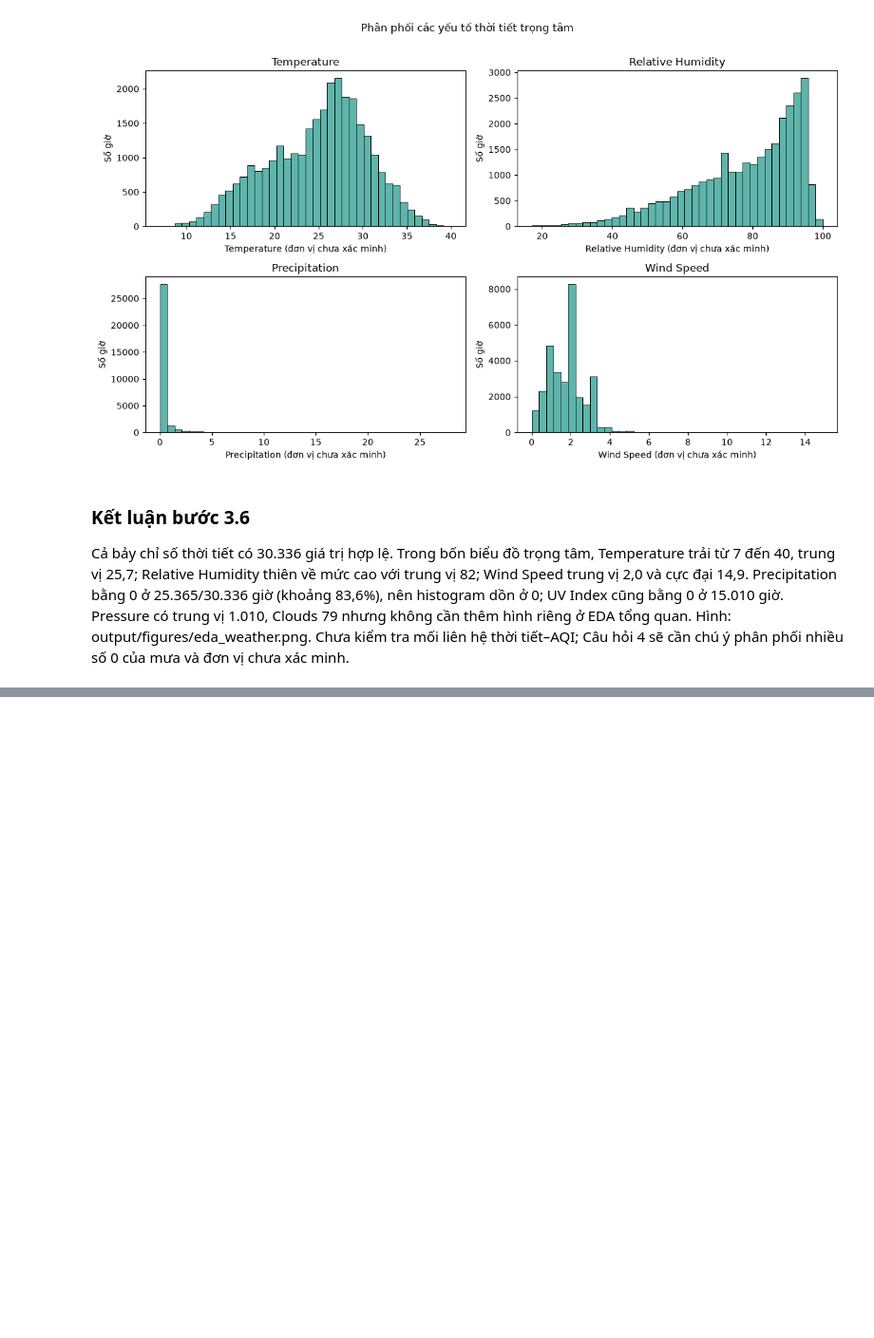
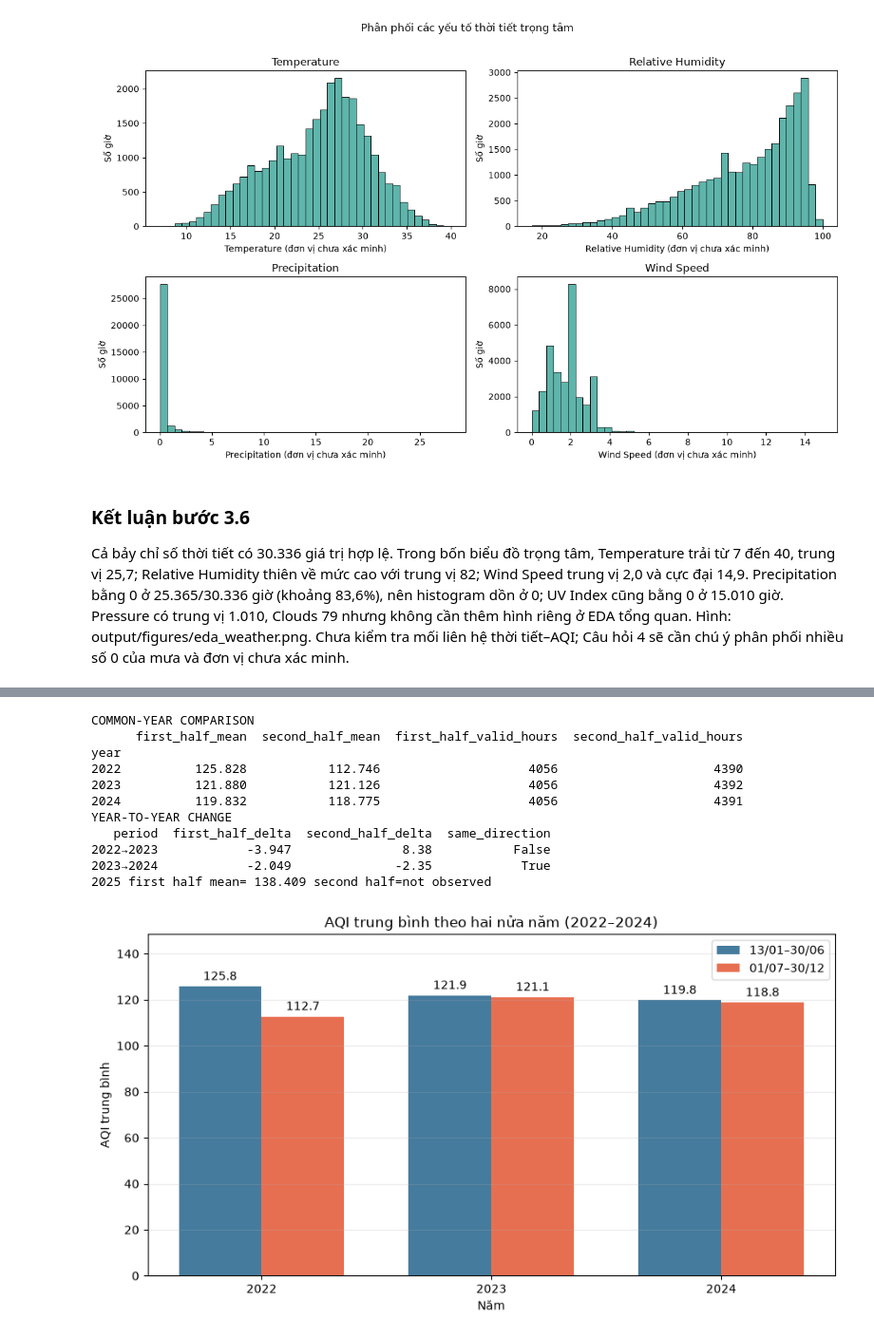
Before and after one commit to FanTien/Data-Analysis-Final, a Jupyter notebook: notebooks/01_AQI_Data_Analysis.ipynb, the cells around one changed output, grey strips where cells are left out. Shown at 95% size. Cells and saved outputs as stored; diff of their text form; code cells hidden in the pictures; blank space fills up the shorter version.

```diff
--- a/notebooks/01_AQI_Data_Analysis.ipynb
+++ b/notebooks/01_AQI_Data_Analysis.ipynb
@@ -1113,0 +1219,22 @@ Cả bảy chỉ số thời tiết có 30.336 giá trị hợp lệ. Trong bố
+# %%
+common_years=[2022,2023,2024]
+q1_compare=pd.DataFrame({'first_half_mean':a_stats.loc[common_years,'mean'],'second_half_mean':b_stats.loc[common_years,'mean'],'first_half_valid_hours':a_stats.loc[common_years,'count'],'second_half_valid_hours':b_stats.loc[common_years,'count']})
+changes=pd.DataFrame({'period':['2022→2023','2023→2024'],'first_half_delta':[a_stats.loc[2023,'mean']-a_stats.loc[2022,'mean'],a_stats.loc[2024,'mean']-a_stats.loc[2023,'mean']],'second_half_delta':[b_stats.loc[2023,'mean']-b_stats.loc[2022,'mean'],b_stats.loc[2024,'mean']-b_stats.loc[2023,'mean']]})
+changes['same_direction']=np.sign(changes['first_half_delta'])==np.sign(changes['second_half_delta'])
+print('COMMON-YEAR COMPARISON');print(q1_compare.round(3).to_string())
+print('YEAR-TO-YEAR CHANGE');print(changes.round(3).to_string(index=False))
+print('2025 first half mean=',round(a_stats.loc[2025,'mean'],3),'second half=not observed')
+fig,ax=plt.subplots(figsize=(9,5));x=np.arange(len(common_years));w=.36;bar_a=ax.bar(x-w/2,q1_compare['first_half_mean'],w,label='13/01–30/06',color='#457b9d');bar_b=ax.bar(x+w/2,q1_compare['second_half_mean'],w,label='01/07–30/12',color='#e76f51');ax.set(title='AQI trung bình theo hai nửa năm (2022–2024)',xlabel='Năm',ylabel='AQI trung bình',xticks=x,xticklabels=common_years,ylim=(0,max(q1_compare[['first_half_mean','second_half_mean']].max())*1.18));ax.bar_label(bar_a,fmt='%.1f',padding=3);ax.bar_label(bar_b,fmt='%.1f',padding=3);ax.legend();ax.grid(axis='y',alpha=.25);fig.tight_layout();fig.savefig(project_root/'output/figures/q1_half_year_comparison.png',dpi=160);plt.show()
+# %% [output]
+COMMON-YEAR COMPARISON
+      first_half_mean  second_half_mean  first_half_valid_hours  second_half_valid_hours
+year
+2022          125.828           112.746                    4056                     4390
+2023          121.880           121.126                    4056                     4392
+2024          119.832           118.775                    4056                     4391
+YEAR-TO-YEAR CHANGE
+   period  first_half_delta  second_half_delta  same_direction
+2022→2023            -3.947               8.38           False
+2023→2024            -2.049              -2.35            True
+2025 first half mean= 138.409 second half=not observed
+[figure, added]
```
Also changed, not shown: parts of 105 cells of this notebook, 19 other files.
